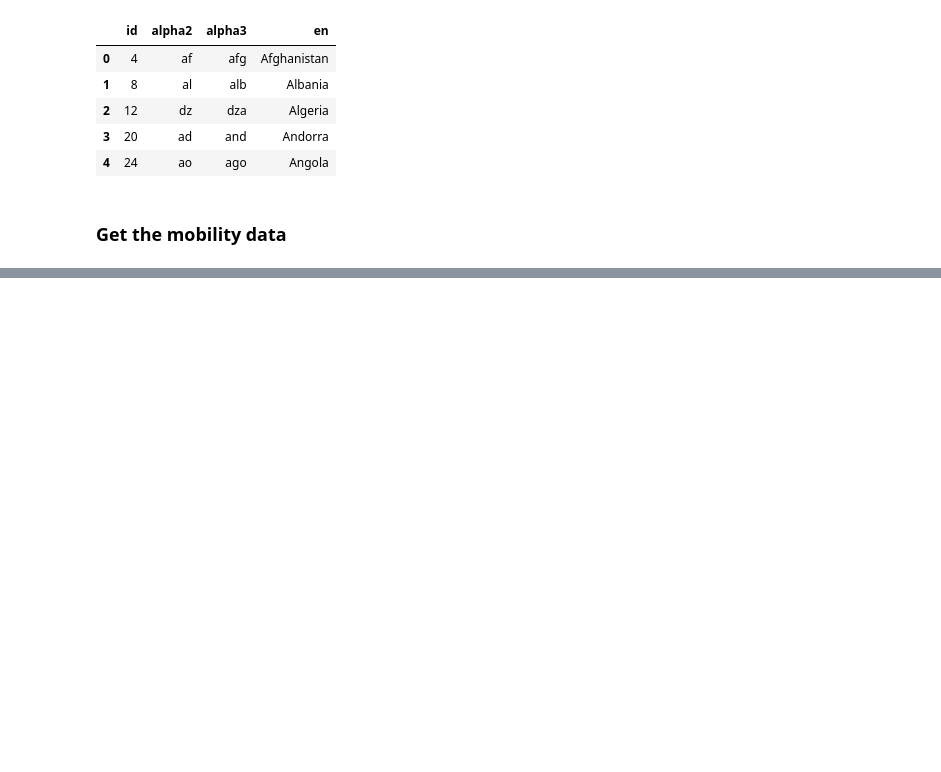
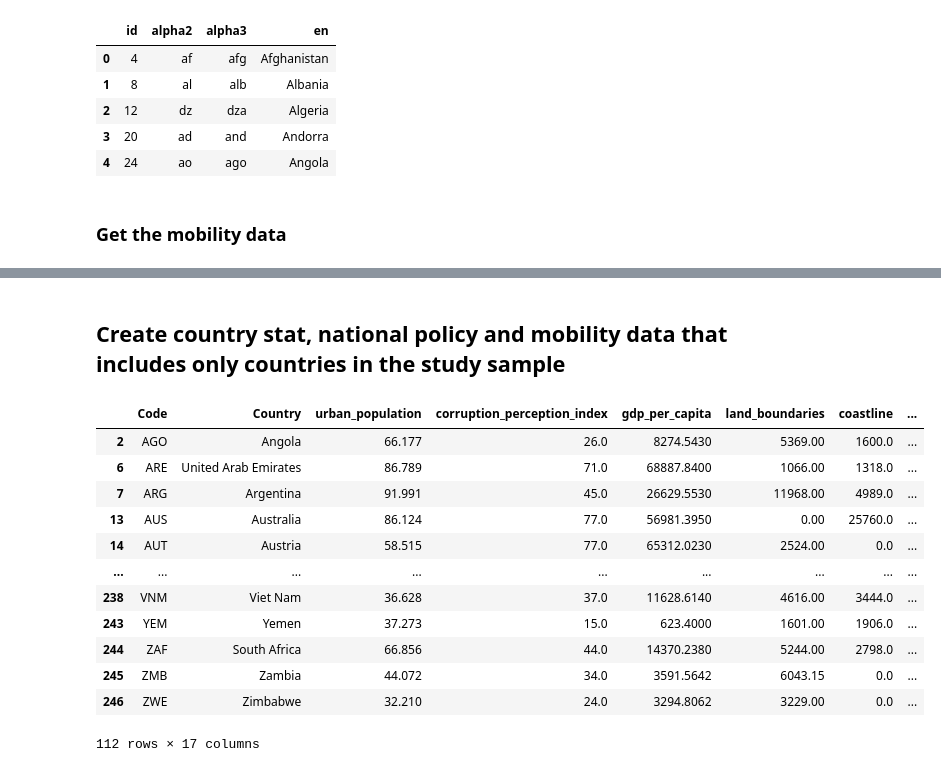
Before and after one commit to biogear13/country-factors-mobility, a Jupyter notebook: data_cleaning_and_feature_selection.ipynb, the cells around one changed output, grey strips where cells are left out. Drawn from its saved outputs; the diff is of its cells as text; code cells hidden in the pictures; blank space fills up the shorter version.

```diff
--- a/data_cleaning_and_feature_selection.ipynb
+++ b/data_cleaning_and_feature_selection.ipynb
@@ -187,0 +801,19 @@ countries_in_mob = filtered[['country_region_code', 'country_region']].drop_dupl
+# %% [markdown]
+## Create country stat, national policy and mobility data that includes only countries in the study sample
+# %%
+country_stat = country_stat[country_stat['Code'].isin(study_sample['Code'])]
+country_stat
+# %% [output]
+|  | Code | Country | urban_population | corruption_perception_index | gdp_per_capita | land_boundaries | coastline | ... |
+| 2 | AGO | Angola | 66.177 | 26.0 | 8274.5430 | 5369.00 | 1600.0 | ... |
+| 6 | ARE | United Arab Emirates | 86.789 | 71.0 | 68887.8400 | 1066.00 | 1318.0 | ... |
+| 7 | ARG | Argentina | 91.991 | 45.0 | 26629.5530 | 11968.00 | 4989.0 | ... |
+| 13 | AUS | Australia | 86.124 | 77.0 | 56981.3950 | 0.00 | 25760.0 | ... |
+| 14 | AUT | Austria | 58.515 | 77.0 | 65312.0230 | 2524.00 | 0.0 | ... |
+| ... | ... | ... | ... | ... | ... | ... | ... | ... |
+| 238 | VNM | Viet Nam | 36.628 | 37.0 | 11628.6140 | 4616.00 | 3444.0 | ... |
+| 243 | YEM | Yemen | 37.273 | 15.0 | 623.4000 | 1601.00 | 1906.0 | ... |
+| 244 | ZAF | South Africa | 66.856 | 44.0 | 14370.2380 | 5244.00 | 2798.0 | ... |
+| 245 | ZMB | Zambia | 44.072 | 34.0 | 3591.5642 | 6043.15 | 0.0 | ... |
+| 246 | ZWE | Zimbabwe | 32.210 | 24.0 | 3294.8062 | 3229.00 | 0.0 | ... |
+112 rows × 17 columns
```
Also changed, not shown: parts of 42 cells of this notebook, 11 other files.
